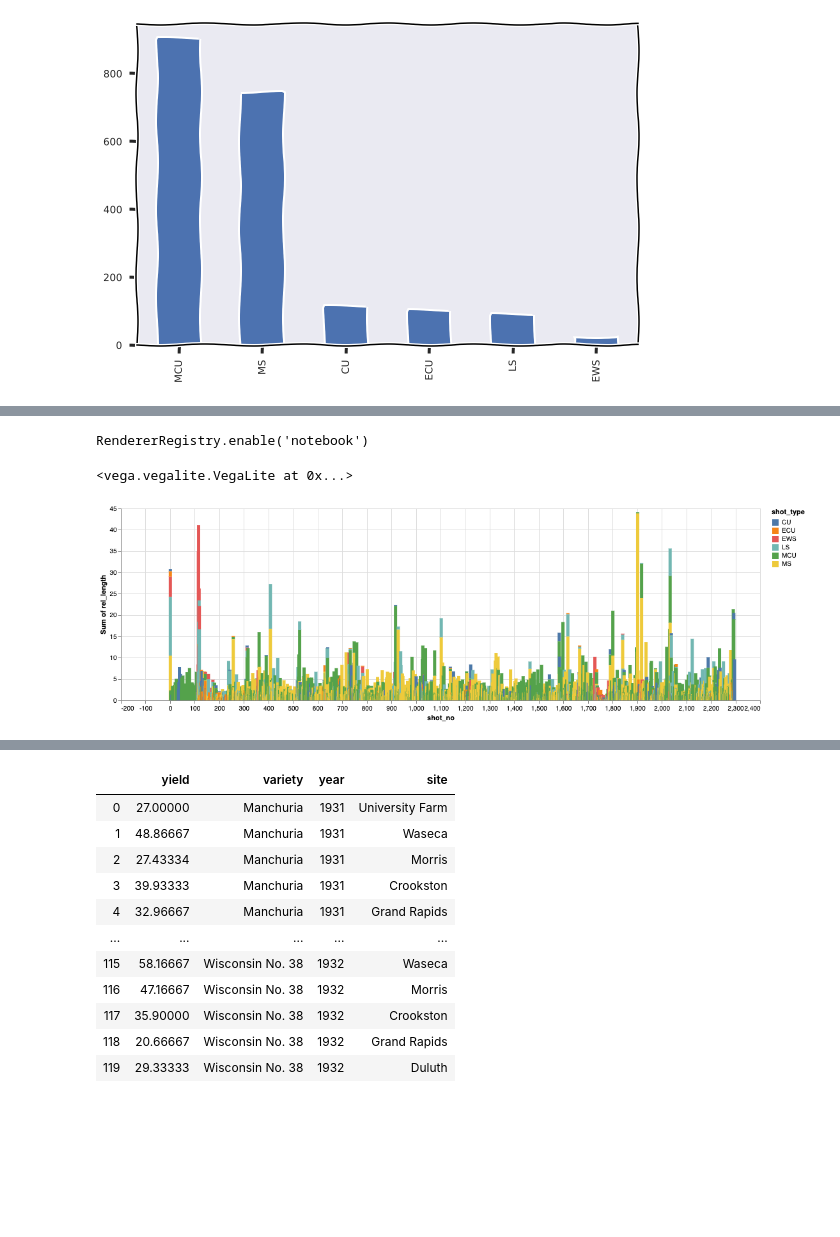
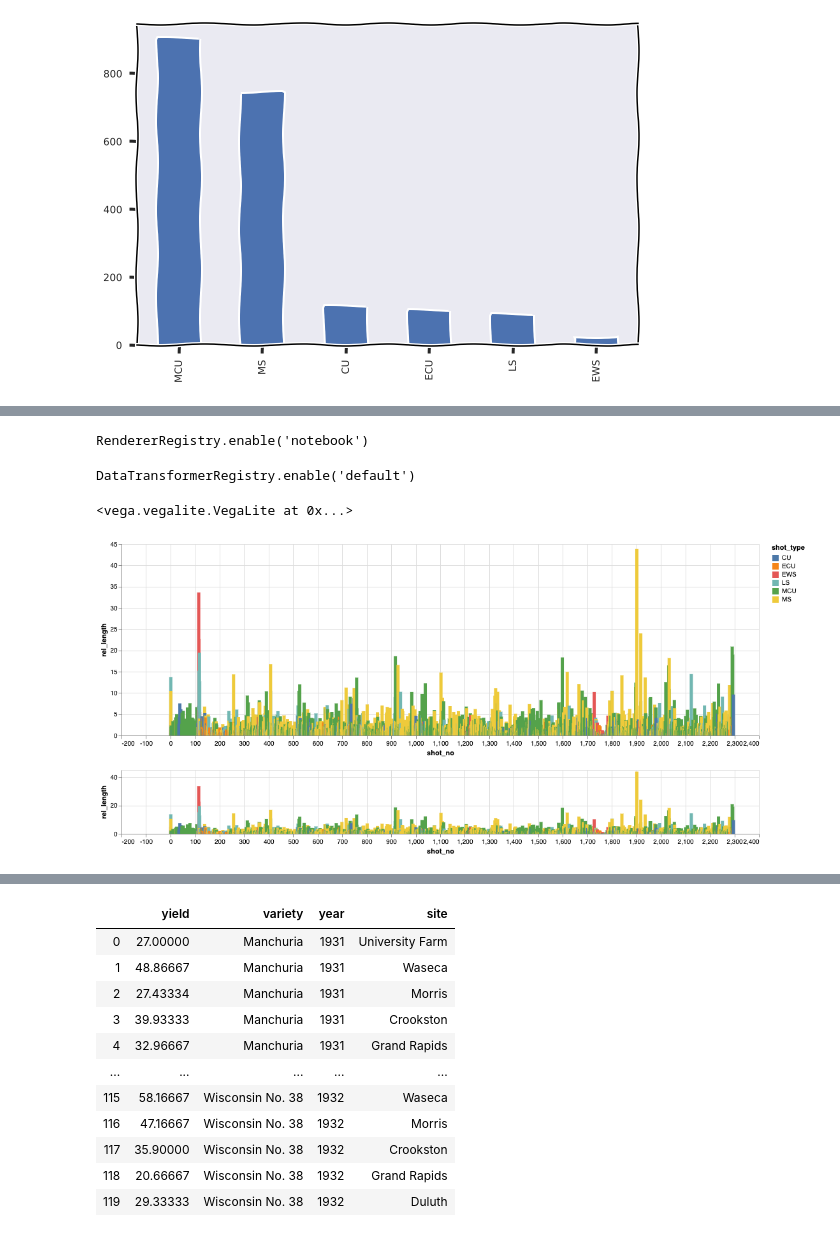
Before and after one commit to rsomani95/shot-boundary-detection, a Jupyter notebook: predict-shot-types.ipynb, the cells around one changed output, grey strips where cells are left out. Drawn from its saved outputs; the diff is of its cells as text; code cells hidden in the pictures; blank space fills up the shorter version.

```diff
--- a/predict-shot-types.ipynb
+++ b/predict-shot-types.ipynb
@@ -360,23 +351,33 @@ shot_list_aggr[shot_list_aggr['shot_no'] == 115]
-# %%
-import altair as alt
-from altair import Chart
-alt.renderers.enable('notebook')
-
-#Chart.encode()
-
-base = Chart(shot_list_aggr) \
-    .mark_bar() \
-    .encode(x='shot_no', y='sum(rel_length)', color='shot_type', detail='shot_type') \
-    .properties(width=1000) \
-    .interactive(bind_y=False)
-base
-
-#brush = alt.selection_interval(encodings=['x'],empty='all')
-#background = base.add_selection(brush)
-#selected = base.transform_filter(brush).mark_bar()
-
-#background.interactive(bind_y=False)# + selected
-# %% [output]
-RendererRegistry.enable('notebook')
-<vega.vegalite.VegaLite at 0x...>
-[figure, removed]
+# %%
+import altair as alt
+
+alt.renderers.enable('notebook')
+alt.data_transformers.disable_max_rows()
+#alt.data_transformers.enable('json')
+
+selector_color = alt.selection_multi(encodings=['color'])
+brush = alt.selection(type='interval', encodings=['x'])
+
+base = alt.Chart(shot_list_aggr).mark_bar(binSpacing=0.01).encode(
+    x = alt.X('shot_no', scale=alt.Scale(domain=brush)),
+    y = 'rel_length',
+    #color = alt.condition(selector_color, 'shot_type', alt.value('lightgray')),
+    color = 'shot_type',
+    tooltip = 'prediction_mean'
+)
+
+upper = base.properties(
+    width = 1000,
+    #selection = selector_color
+)#.interactive()
+
+view = upper.properties(
+    height=100,
+).add_selection(brush)
+
+upper & view
+# %% [output]
+RendererRegistry.enable('notebook')
+DataTransformerRegistry.enable('default')
+<vega.vegalite.VegaLite at 0x...>
+[figure, added]
```
Also changed, not shown: parts of 14 cells of this notebook.
